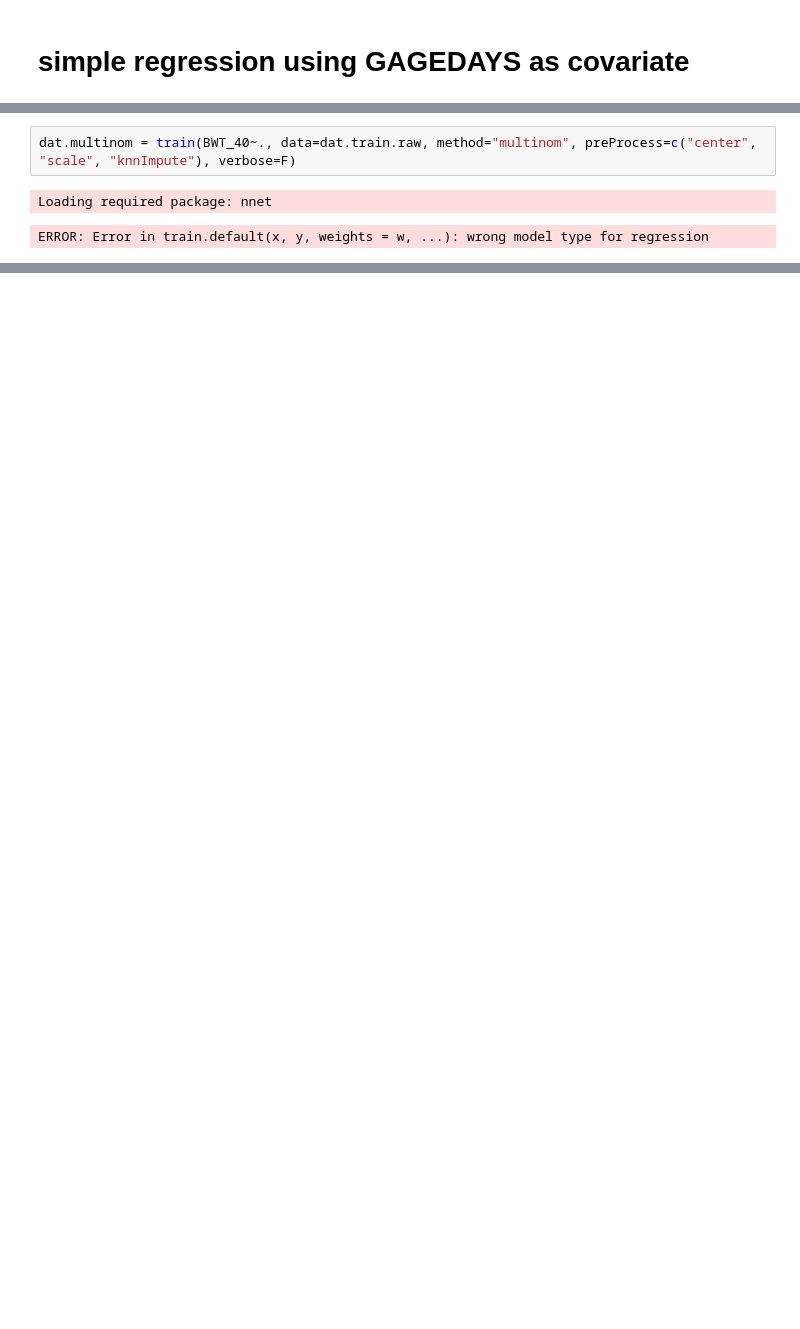
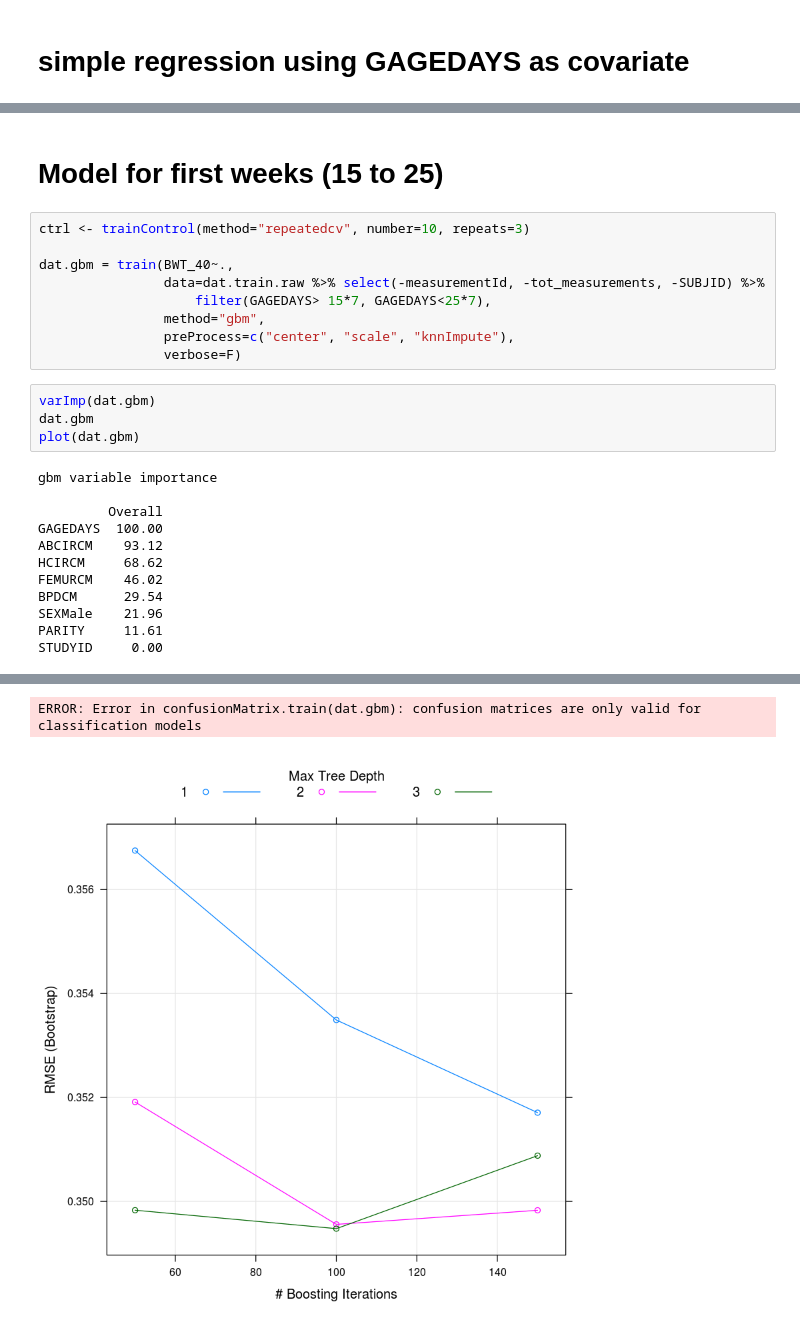
Before and after one commit to de-git/HBGDki-London, a Jupyter notebook: Ultrasound/notebooks/regression with caret gbm.ipynb, the cells around one changed output, grey strips where cells are left out. Saved outputs shown, nothing was run; the diff lists cells and outputs as text; blank space fills up the shorter version.

```diff
--- a/Ultrasound/notebooks/regression with caret gbm.ipynb
+++ b/Ultrasound/notebooks/regression with caret gbm.ipynb
@@ -133,5 +181,27 @@ The final values used for the model were n.trees = 150, interaction.depth =
+# %% [markdown]
+# Model for first weeks (15 to 25)
 # %%
-dat.multinom = train(BWT_40~., data=dat.train.raw, method="multinom", preProcess=c("center", "scale", "knnImpute"), verbose=F)
+ctrl <- trainControl(method="repeatedcv", number=10, repeats=3)
+
+dat.gbm = train(BWT_40~.,
+                data=dat.train.raw %>% select(-measurementId, -tot_measurements, -SUBJID) %>%
+                    filter(GAGEDAYS> 15*7, GAGEDAYS<25*7),
+                method="gbm",
+                preProcess=c("center", "scale", "knnImpute"),
+                verbose=F)
-# %% [output]
-Loading required package: nnet
-ERROR: Error in train.default(x, y, weights = w, ...): wrong model type for regression
+# %%
+varImp(dat.gbm)
+dat.gbm
+plot(dat.gbm)
+# %% [output]
+gbm variable importance
+
+         Overall
+GAGEDAYS  100.00
+ABCIRCM    93.12
+HCIRCM     68.62
+FEMURCM    46.02
+BPDCM      29.54
+SEXMale    21.96
+PARITY     11.61
+STUDYID     0.00
@@ -137,0 +225,2 @@ ERROR: Error in train.default(x, y, weights = w, ...): wrong model type for regr
+ERROR: Error in confusionMatrix.train(dat.gbm): confusion matrices are only valid for classification models
+[figure, added]
```
Also changed, not shown: parts of 10 cells of this notebook, 1 other file.
